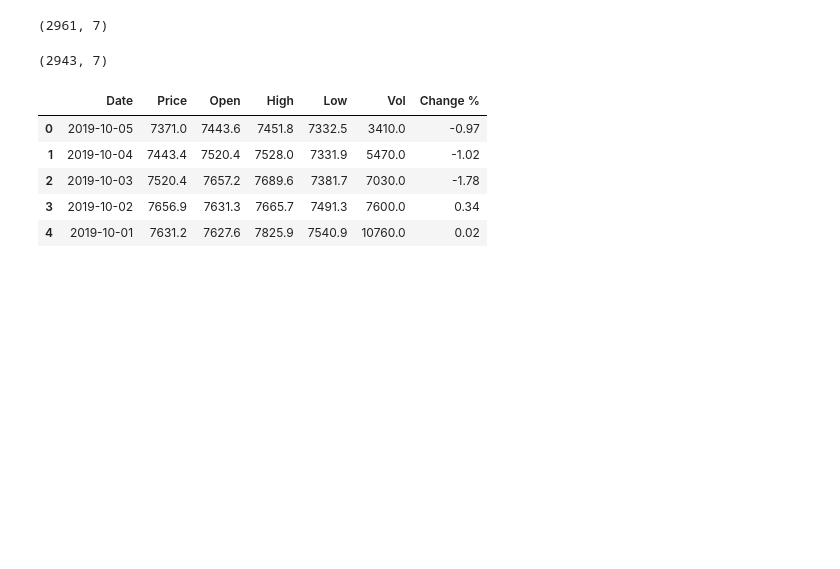
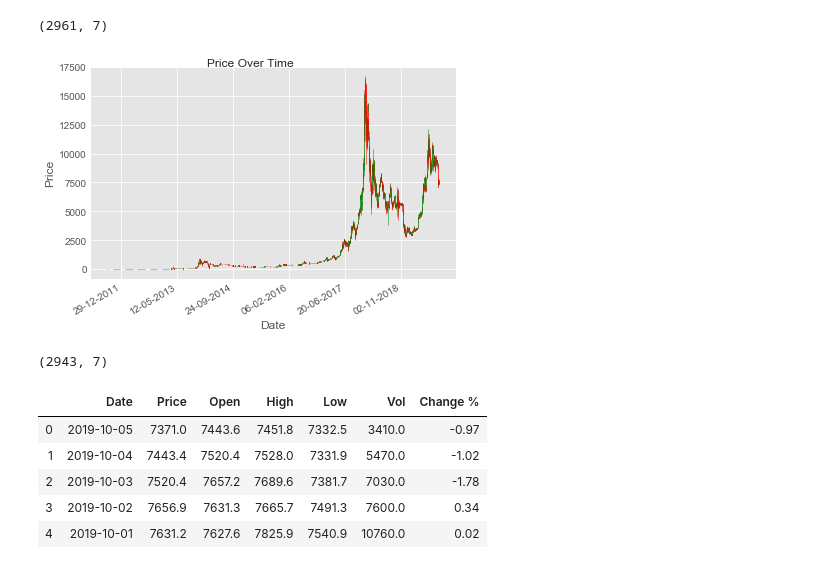
Before and after one commit to malkherb/bitcoin_data_prediction, a Jupyter notebook: btc_modeling.ipynb, the cells around one changed output. Saved outputs shown, nothing was run; the diff lists cells and outputs as text; code cells hidden in the pictures; blank space fills up the shorter version.

```diff
--- a/btc_modeling.ipynb
+++ b/btc_modeling.ipynb
@@ -128,6 +132,36 @@ memory usage: 162.0 KB
 df.shape
 # %% [output]
 (2961, 7)
+# %%
+#Plotting Price Over Time
+plt.style.use('ggplot')
+
+# Extracting Data for plotting
+ohlc = df.loc[:, ['Date', 'Open', 'High', 'Low', 'Price']]
+ohlc['Date'] = pd.to_datetime(ohlc['Date'])
+ohlc['Date'] = ohlc['Date'].apply(mpl_dates.date2num)
+ohlc = ohlc.astype(float)
+
+# Creating Subplots
+fig, ax = plt.subplots()
+
+candlestick_ohlc(ax, ohlc.values, width=0.6, colorup='green', colordown='red', alpha=0.8)
+
+# Setting labels & titles
+ax.set_xlabel('Date')
+ax.set_ylabel('Price')
+fig.suptitle('Price Over Time')
+
+# Formatting Date
+date_format = mpl_dates.DateFormatter('%d-%m-%Y')
+ax.xaxis.set_major_formatter(date_format)
+fig.autofmt_xdate()
+
+fig.tight_layout()
+
+plt.show()
+# %% [output]
+[figure, added]
 # %%
 #Drop NaNs rows:
 df = df.dropna(how='any', axis=0)
```
Also changed, not shown: parts of 15 cells of this notebook.
